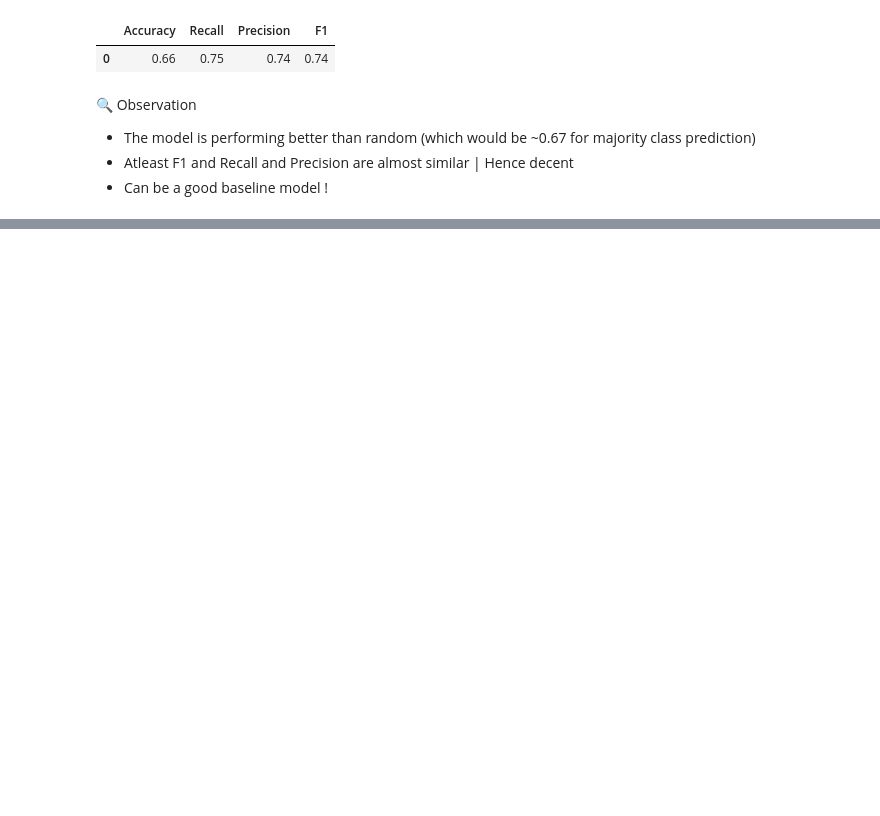
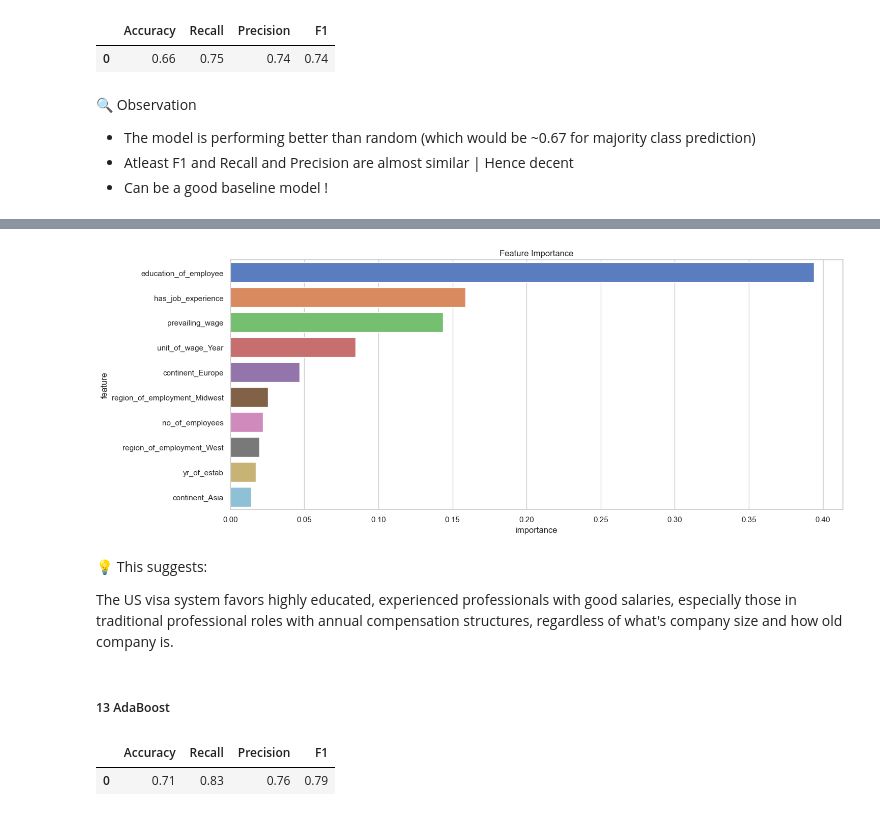
Before and after one commit to nszenoti/PYPG, a Jupyter notebook: projects/easyvisa/notebook.ipynb, the cells around one changed output, grey strips where cells are left out. Cells and saved outputs as stored; diff of their text form; code cells hidden in the pictures; blank space fills up the shorter version.

```diff
--- a/projects/easyvisa/notebook.ipynb
+++ b/projects/easyvisa/notebook.ipynb
@@ -3103,0 +3641,21 @@ transformed_columns
+# %%
+# Create pipeline with preprocessing, undersampling, and random forest classifier
+rf_undersampled_pipeline = ImbPipeline(
+    [
+        ("preprocessor", preprocessor),
+        ("sampler", undersampler),
+        (
+            "classifier",
+            RandomForestClassifier(
+                random_state=42,
+                n_jobs=-1,
+            ),
+        ),
+    ]
+)
+
+# Fit the pipeline on training data
+rf_undersampled_pipeline.fit(X_train, y_train)
+
+# Make predictions
+y_pred = rf_undersampled_pipeline.predict(X_test)
@@ -3103,0 +3731,4 @@ transformed_columns
+# %%
+# Get best parameters
+best_params = random_search.best_params_
+print(f"Best parameters: {best_params}")
@@ -3103,0 +3737,12 @@ transformed_columns
+# %%
+# Create tuned model with best parameters
+rf_tuned_pipeline = Pipeline([
+    ('preprocessor', preprocessor),
+    ('classifier', RandomForestClassifier(random_state=42, **{remove_pipeline_step_prefix(k): v for k, v in best_params.items()}))
+])
+
+# Fit tuned model
+rf_tuned_pipeline.fit(X_train, y_train)
+
+# Make predictions
+y_pred = rf_tuned_pipeline.predict(X_test)
@@ -3103,0 +3759,5 @@ transformed_columns
+# %%
+# Feature Importance
+model = rf_tuned_pipeline.named_steps['classifier']
+feat_importances = get_feature_importances(model, transformed_columns)
+feat_importances
@@ -3103,0 +3782,10 @@ transformed_columns
+# %%
+plot_feature_importance(feat_importances, top_n=10)
+# %% [output]
+[figure, added]
+# %% [markdown]
+💡 This suggests:
+
+The US visa system favors highly educated, experienced professionals with good salaries, especially those in traditional professional roles with annual compensation structures, regardless of what's company size and how old company is.
+# %% [markdown]
+##### 13 AdaBoost
@@ -3103,0 +3808,6 @@ transformed_columns
+# %%
+ada_result = get_classification_metrics(y_test, y_pred)
+ada_result
+# %% [output]
+|  | Accuracy | Recall | Precision | F1 |
+| 0 | 0.71 | 0.83 | 0.76 | 0.79 |
```
Also changed, not shown: parts of 107 cells of this notebook, 1 other file.
